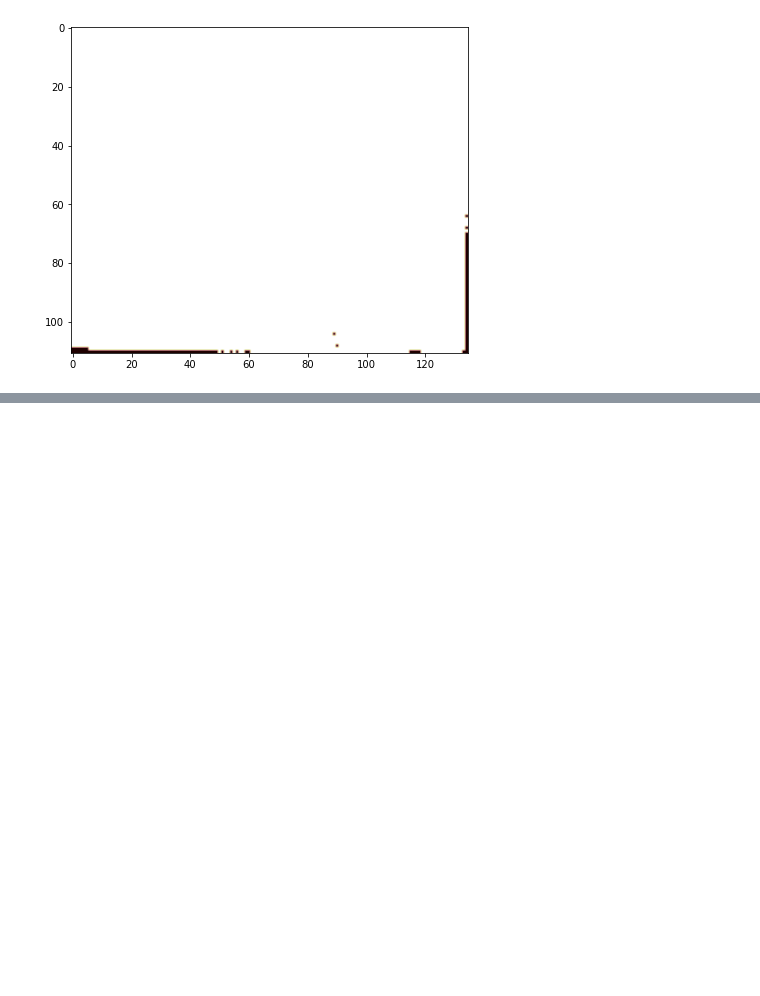
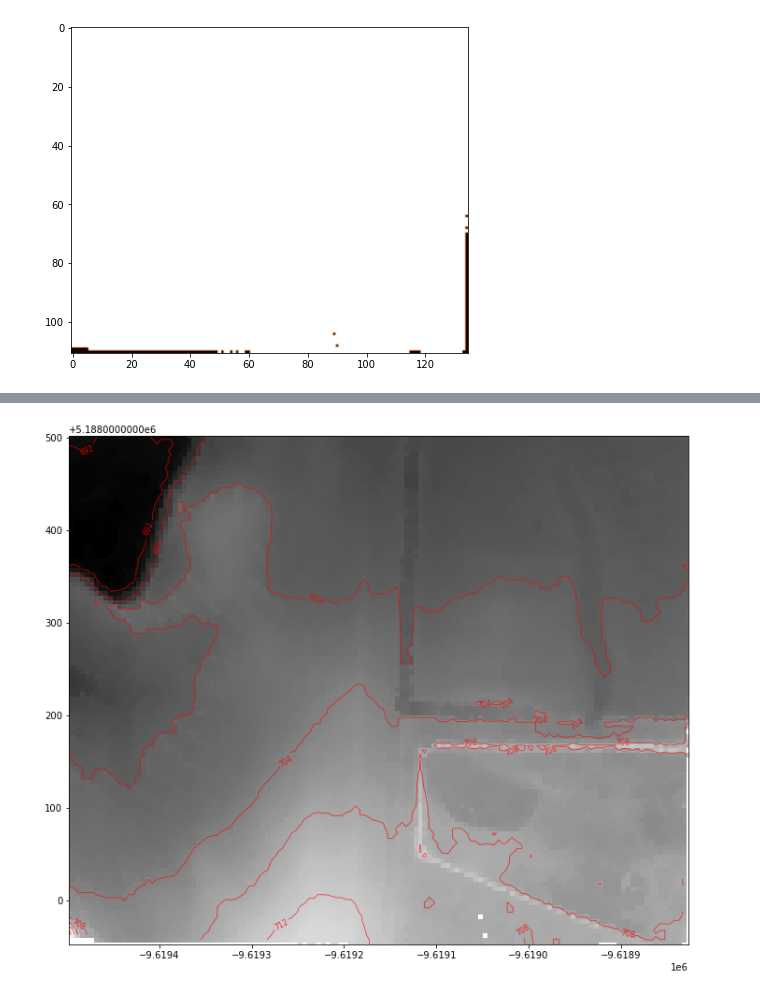
Before and after one commit to nahomfix/Agritech-LIDAR, a Jupyter notebook: notebooks/notebook.ipynb, the cells around one changed output, grey strips where cells are left out. Saved outputs shown, nothing was run; the diff lists cells and outputs as text; code cells hidden in the pictures; blank space fills up the shorter version.

```diff
--- a/notebooks/notebook.ipynb
+++ b/notebooks/notebook.ipynb
@@ -104,0 +104,4 @@ plt.show()
+# %%
+loaded_data.plot_dem_contours()
+# %% [output]
+[figure, added]
```
Also changed, not shown: parts of 4 cells of this notebook, 2 other files.
